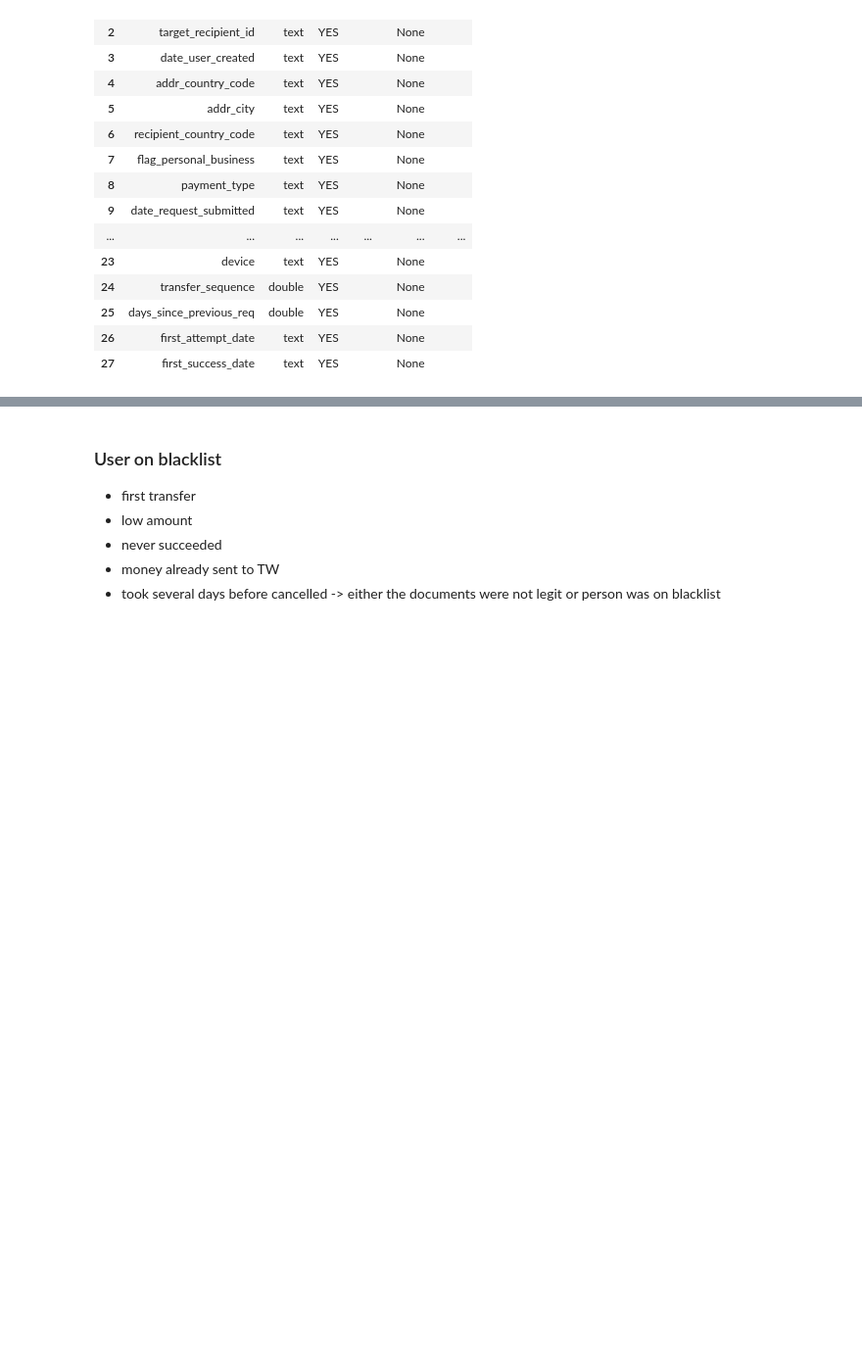
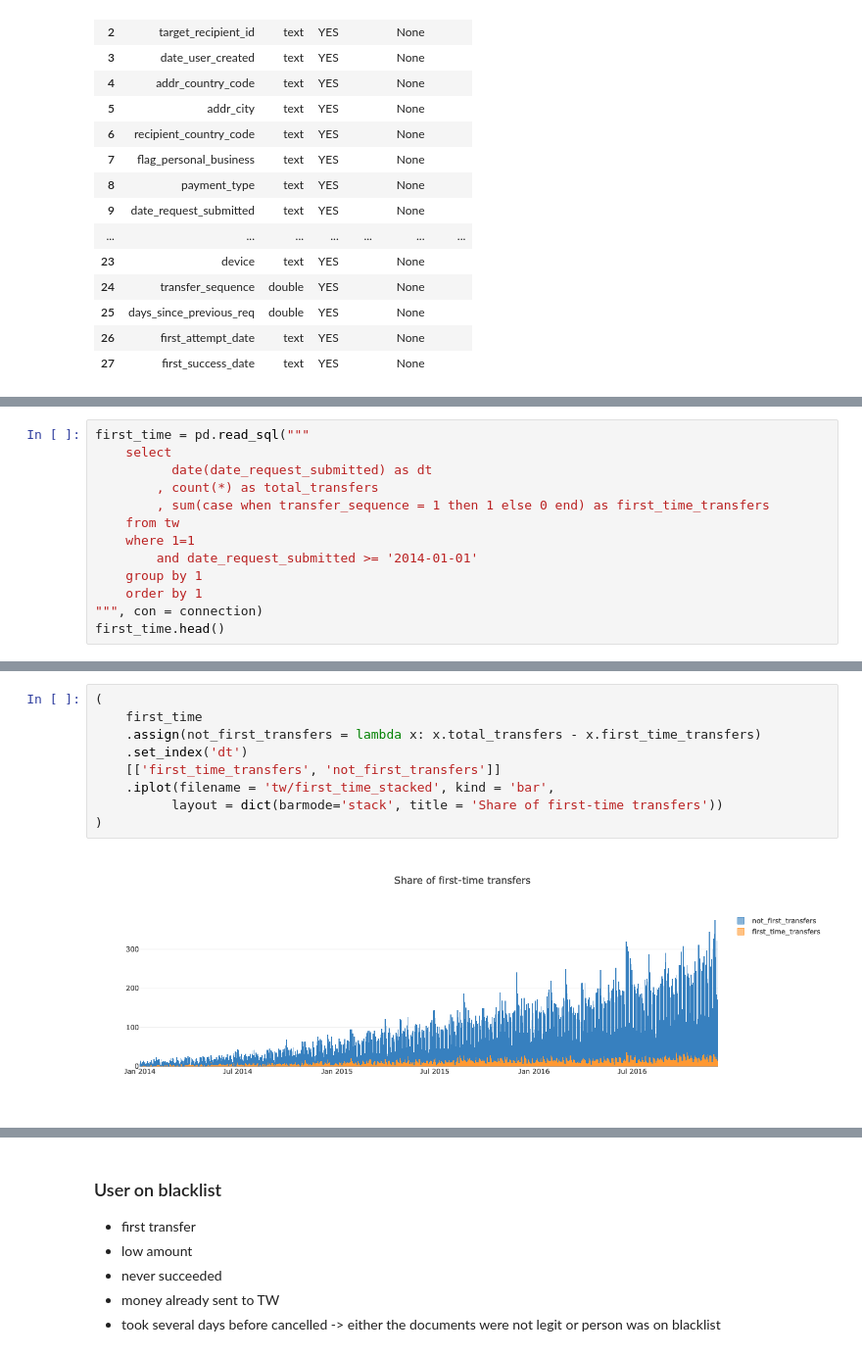
Before and after one commit to elekescsabi/tw, a Jupyter notebook: Csaba Elekes Data Analyst.ipynb, the cells around one changed output, grey strips where cells are left out. Shown at 98% size. Saved outputs shown, nothing was run; the diff lists cells and outputs as text; blank space fills up the shorter version.

```diff
--- a/Csaba Elekes Data Analyst.ipynb
+++ b/Csaba Elekes Data Analyst.ipynb
@@ -109,0 +202,13 @@ pd.read_sql('select * from transferwise.tw limit 10', con = conn)
+# %%
+first_time = pd.read_sql("""
+    select
+          date(date_request_submitted) as dt
+        , count(*) as total_transfers
+        , sum(case when transfer_sequence = 1 then 1 else 0 end) as first_time_transfers
+    from tw
+    where 1=1
+        and date_request_submitted >= '2014-01-01'
+    group by 1
+    order by 1
+""", con = connection)
+first_time.head()
@@ -109,0 +222,11 @@ pd.read_sql('select * from transferwise.tw limit 10', con = conn)
+# %%
+(
+    first_time
+    .assign(not_first_transfers = lambda x: x.total_transfers - x.first_time_transfers)
+    .set_index('dt')
+    [['first_time_transfers', 'not_first_transfers']]
+    .iplot(filename = 'tw/first_time_stacked', kind = 'bar',
+          layout = dict(barmode='stack', title = 'Share of first-time transfers'))
+)
+# %% [output]
+[figure, added]
```
Also changed, not shown: parts of 36 cells of this notebook, 1 other file.
